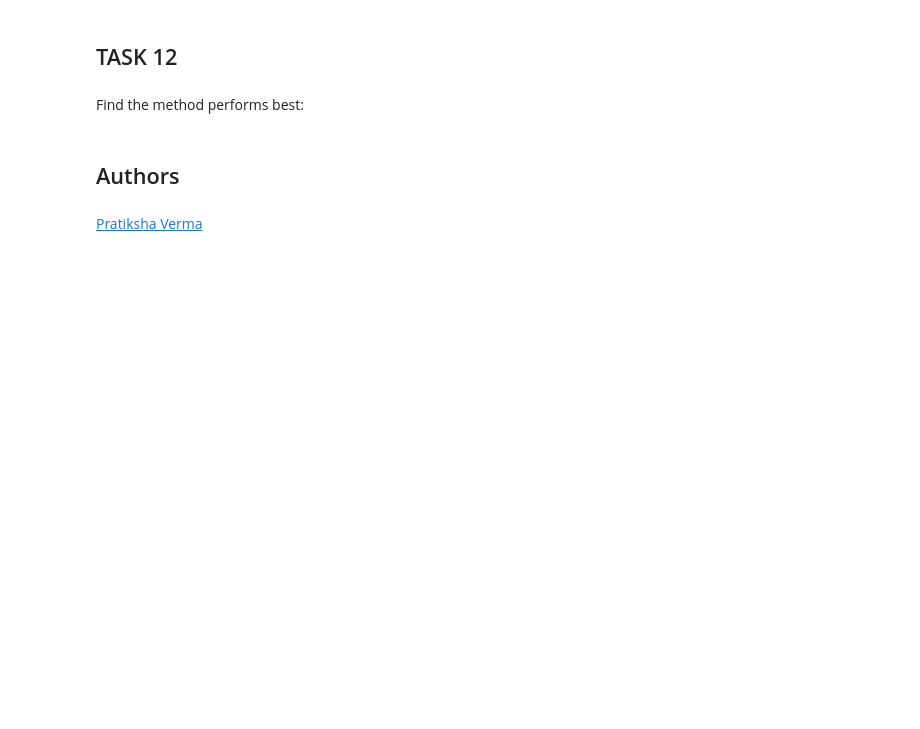
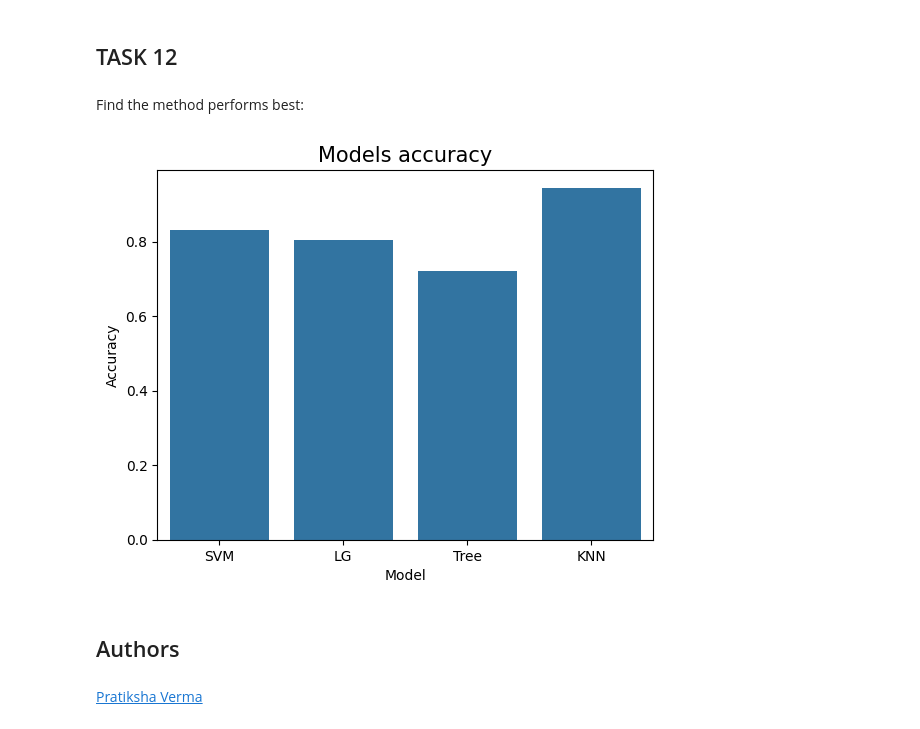
Before and after one commit to kuatemarius/hello_data_science, a Jupyter notebook: Data Science/projet_spaceY/SpaceX_Machine_Learning_Prediction_Part_5.jupyterlite.ipynb, the cells around one changed output. Cells and saved outputs as stored; diff of their text form; code cells hidden in the pictures; blank space fills up the shorter version.

```diff
--- a/Data Science/projet_spaceY/SpaceX_Machine_Learning_Prediction_Part_5.jupyterlite.ipynb
+++ b/Data Science/projet_spaceY/SpaceX_Machine_Learning_Prediction_Part_5.jupyterlite.ipynb
@@ -370,3 +373,13 @@ Find the method performs best:
+# %%
+# Plot a scatter point chart with x axis to be Payload and y axis to be the Orbit, and hue to be the class value
+
+dict = {'Model' : ['SVM', 'LG', 'Tree', 'KNN'], 'Accuracy' : [0.832142857142857,0.8035714285714285,0.7222222222222222, 0.9444444444444444 ]}
+df_result = pd.DataFrame(dict)
+sns.barplot(df_result, x="Model", y="Accuracy")
+plt.title('Models accuracy', fontsize=15)
+plt.savefig('modelAccuracy.svg', format='svg')
+# %% [output]
+[figure, added]
 # %% [markdown]
 ## Authors
 # %% [markdown]
```
Also changed, not shown: parts of 6 cells of this notebook, 12 other files.
